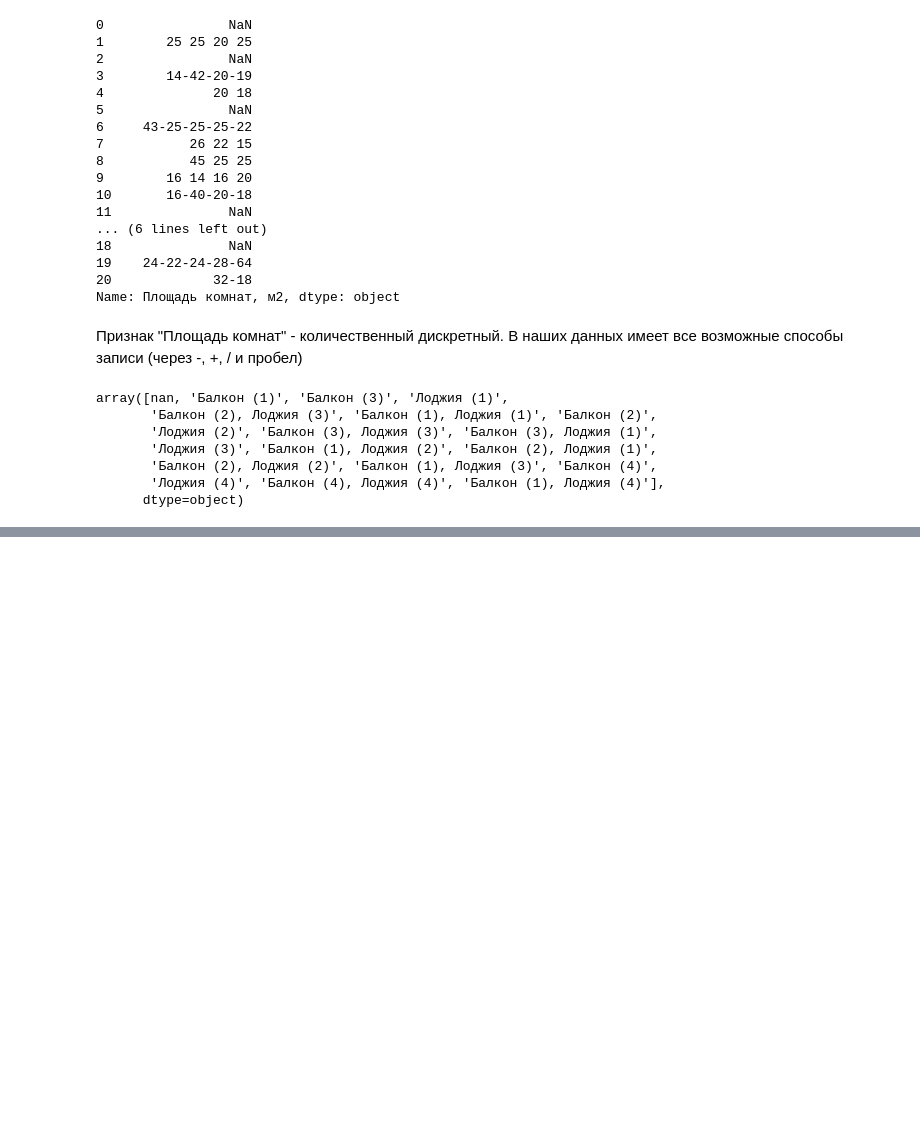
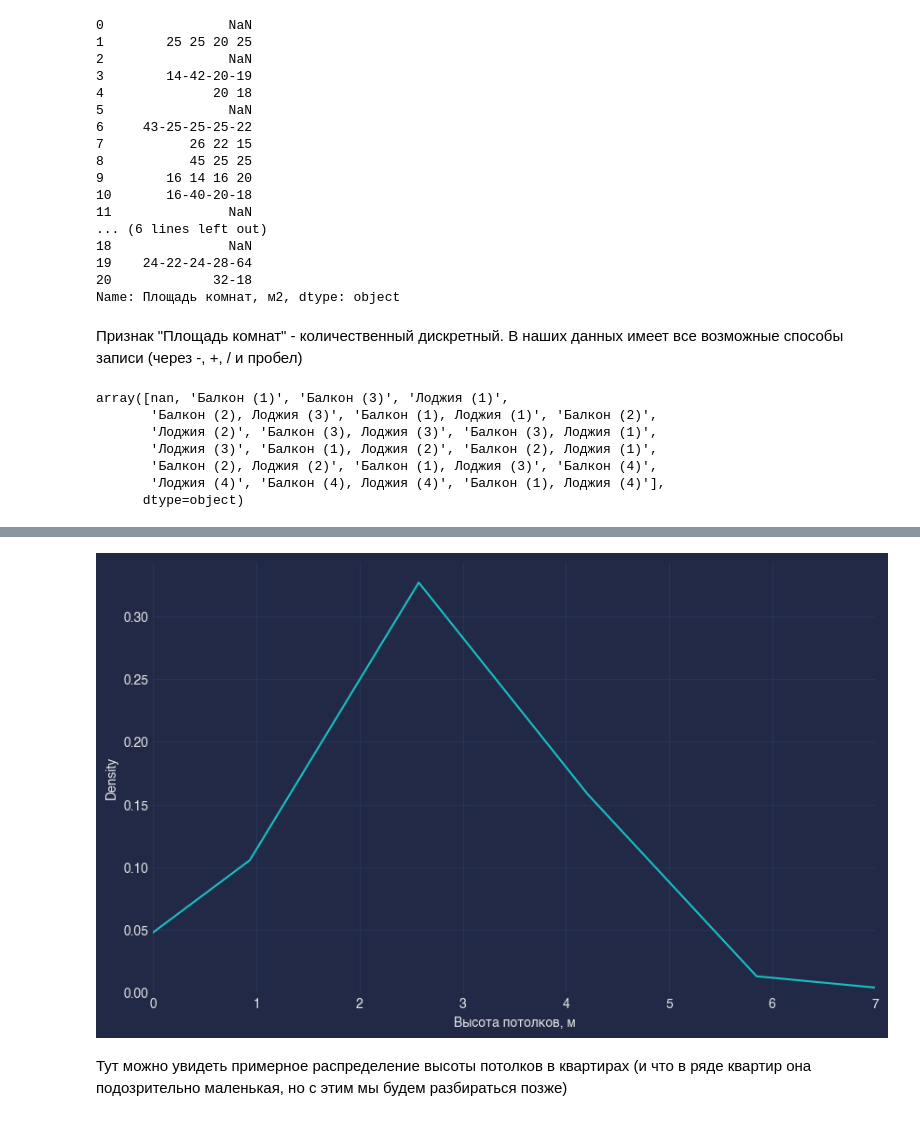
Before and after one commit to sokdnv/real_estate_rent, a Jupyter notebook: notebooks/01-sk-EDA.ipynb, the cells around one changed output, grey strips where cells are left out. Drawn from its saved outputs; the diff is of its cells as text; code cells hidden in the pictures; blank space fills up the shorter version.

```diff
--- a/notebooks/01-sk-EDA.ipynb
+++ b/notebooks/01-sk-EDA.ipynb
@@ -80,0 +163,12 @@ array([nan, 'Балкон (1)', 'Балкон (3)', 'Лоджия (1)',
+# %%
+# добавим лимиты для более адекватного отображения
+
+fig, ax = plt.subplots(figsize=(10, 6))
+
+sns.kdeplot(data=df, x='Высота потолков, м', ax=ax)
+
+plt.xlim(0, 7);
+# %% [output]
+[figure, added]
+# %% [markdown]
+Тут можно увидеть примерное распределение высоты потолков в квартирах (и что в ряде квартир она подозрительно маленькая, но с этим мы будем разбираться позже)
```
Also changed, not shown: parts of 22 cells of this notebook.
